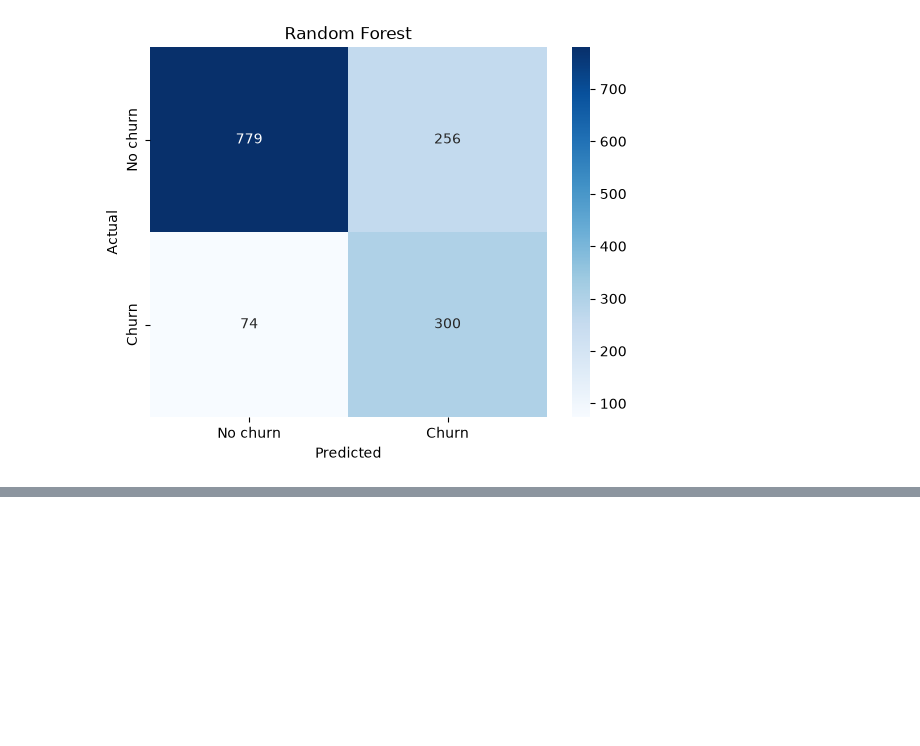
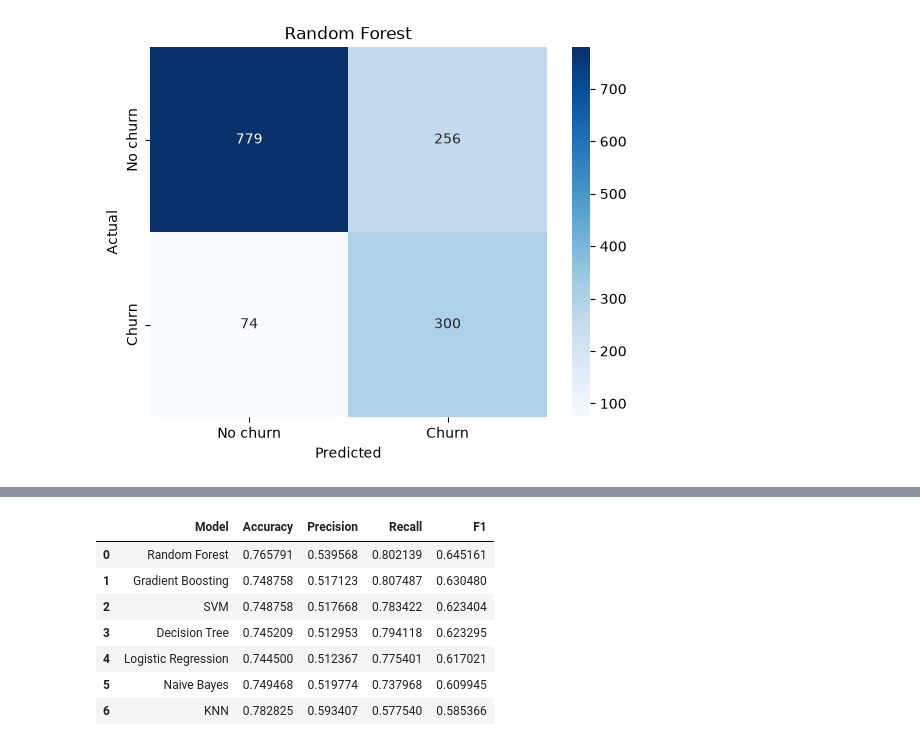
Before and after one commit to SajaAboulmagd05/Customer_Churn_Project, a Jupyter notebook: notebooks/03_classification.ipynb, the cells around one changed output, grey strips where cells are left out. Cells and saved outputs as stored; diff of their text form; code cells hidden in the pictures; blank space fills up the shorter version.

```diff
--- a/notebooks/03_classification.ipynb
+++ b/notebooks/03_classification.ipynb
@@ -175,0 +197,12 @@ weighted avg       0.81      0.77      0.78      1409
+# %%
+results_df = pd.DataFrame(results).sort_values('F1', ascending=False).reset_index(drop=True)
+results_df
+# %% [output]
+|  | Model | Accuracy | Precision | Recall | F1 |
+| 0 | Random Forest | 0.765791 | 0.539568 | 0.802139 | 0.645161 |
+| 1 | Gradient Boosting | 0.748758 | 0.517123 | 0.807487 | 0.630480 |
+| 2 | SVM | 0.748758 | 0.517668 | 0.783422 | 0.623404 |
+| 3 | Decision Tree | 0.745209 | 0.512953 | 0.794118 | 0.623295 |
+| 4 | Logistic Regression | 0.744500 | 0.512367 | 0.775401 | 0.617021 |
+| 5 | Naive Bayes | 0.749468 | 0.519774 | 0.737968 | 0.609945 |
+| 6 | KNN | 0.782825 | 0.593407 | 0.577540 | 0.585366 |
```
Also changed, not shown: parts of 4 cells of this notebook.
